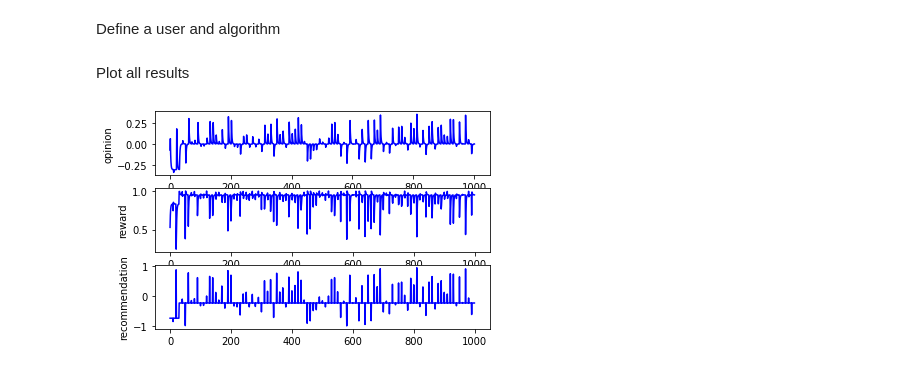
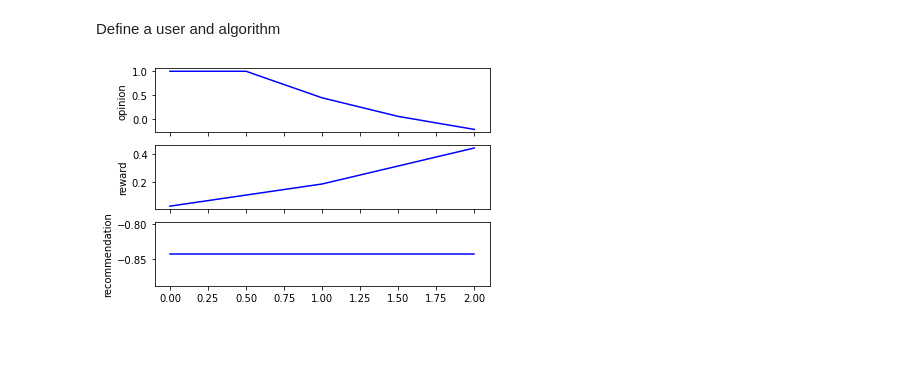
Before and after one commit to paganick/dynamics-of-recommender-systems, a Jupyter notebook: code/main_user.ipynb, the cells around one changed output. Drawn from its saved outputs; the diff is of its cells as text; code cells hidden in the pictures; blank space fills up the shorter version.

```diff
--- a/code/main_user.ipynb
+++ b/code/main_user.ipynb
@@ -15,15 +16,15 @@ recommendation_sampler = UniformSamplerRecommendation(low=-1.0, high=1.0)
 opinion_sampler = UniformSamplerOpinion(low=-1.0, high=1.0)
 
 parameters = ParametersUser(prejudice=opinion_sampler.sample(1),
-                            weight_prejudice=0.2,
+                            weight_prejudice=0.0,
                             weight_recommendation=0.3,
-                            weight_current_opinion=0.5,
+                            weight_current_opinion=0.7,
                             reward=reward)
 # %% [markdown]
 Define a user and algorithm
 # %%
 user = User(parameters=parameters,
-            initial_state=opinion_sampler.sample(1), # input the sampler to get different initial conditions every time
+            initial_state=np.ones(1), # input the sampler to get different initial conditions every time
             save_history=True)
 
 alg = UtilityMatrix(n_agents=1,
@@ -33,15 +34,13 @@ alg = UtilityMatrix(n_agents=1,
 # %%
 # Simulation
 simulator = Simulator(agent=user,
                       algorithm=alg,
-                      initial_state=opinion_sampler.sample(1))
+                      initial_state=1*opinion_sampler.sample(1))
 
 # Run
-simulator.run(horizon=1000)
+simulator.run(horizon=3, initialize=True)
+
+# Plot
+simulator.agent.plot(save=False)
+# %% [output]
+[figure, added]
-# %% [markdown]
-Plot all results
-# %%
-# Plot
-simulator.agent.plot(save=False)
-# %% [output]
-[figure, removed]
```
Also changed, not shown: parts of 1 cell of this notebook, 11 other files.
